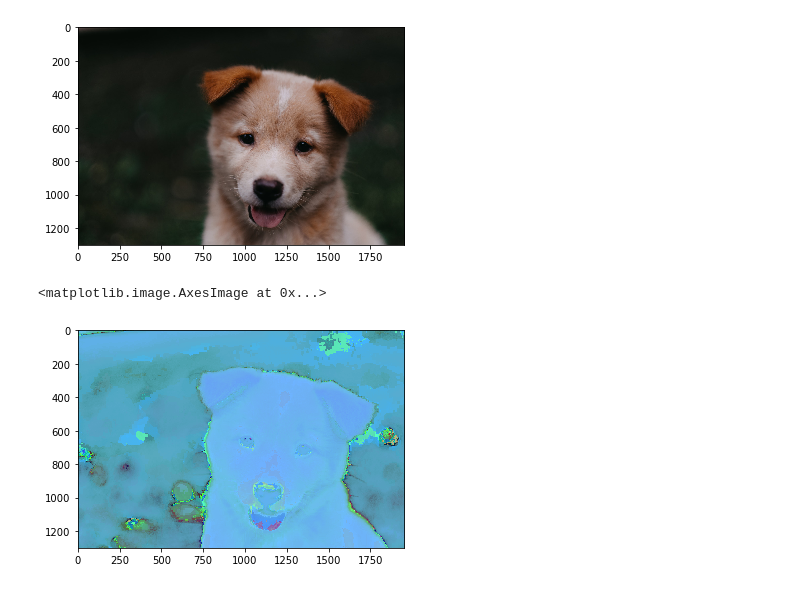
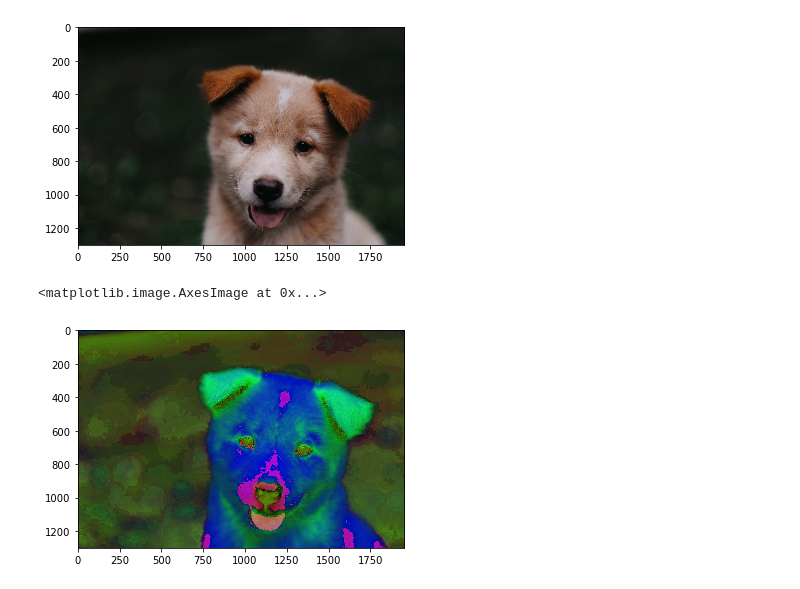
Before and after one commit to Poom-Yoosorn/ComputerVision_OpenCV_DeepLearning, a Jupyter notebook: 02_ImageProcessing_ColorMapping.ipynb, the cells around one changed output. Cells and saved outputs as stored; diff of their text form; code cells hidden in the pictures.

```diff
--- a/02_ImageProcessing_ColorMapping.ipynb
+++ b/02_ImageProcessing_ColorMapping.ipynb
@@ -16,9 +16,9 @@ plt.imshow(img_rgb)
 <matplotlib.image.AxesImage at 0x...>
 [figure]
 # %%
-img_hsv = cv2.cvtColor(img,cv2.COLOR_2HSV)
+img_hsv = cv2.cvtColor(img,cv2.COLOR_BGR2HSV)
 plt.imshow(img_hsv)
 # %% [output]
 <matplotlib.image.AxesImage at 0x...>
-[figure, old version]
+[figure, new version]
 # %%
```
Also changed, not shown: parts of 1 cell of this notebook, 1 other file.
